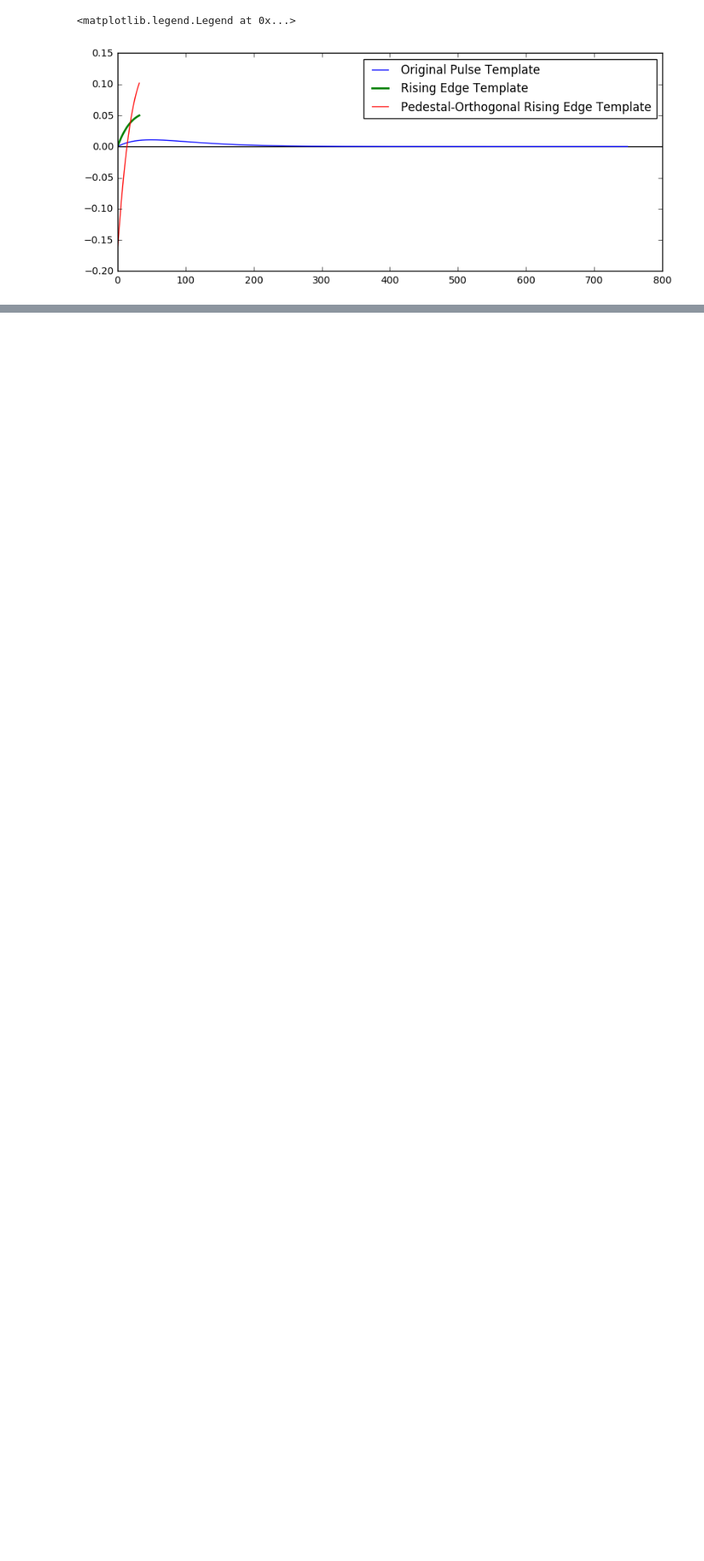
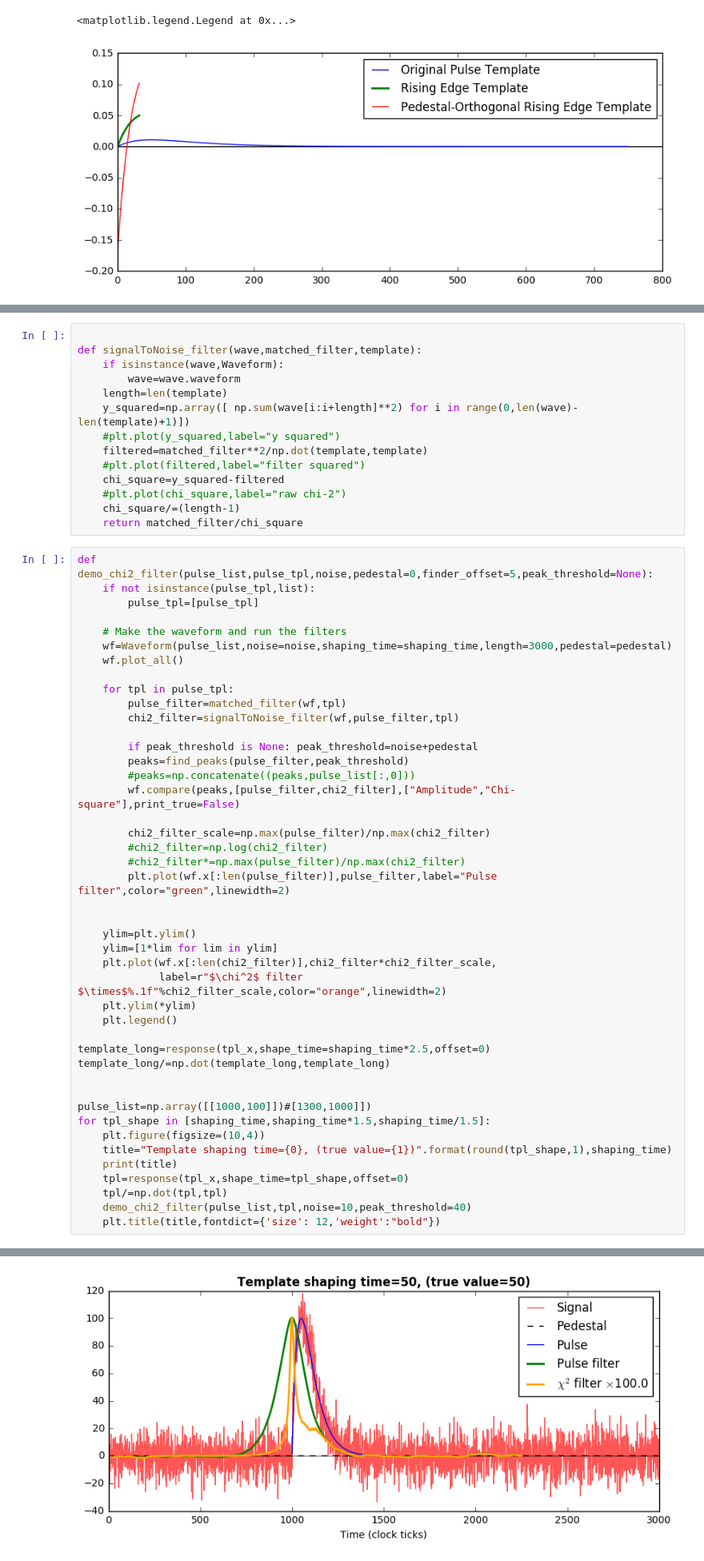
Before and after one commit to benkrikler/matchedPileup, a Jupyter notebook: Fun with Filters.ipynb, the cells around one changed output, grey strips where cells are left out. Shown at 80% size. Saved outputs shown, nothing was run; the diff lists cells and outputs as text; blank space fills up the shorter version.

Commit message:
Extend the pulse classifier section

```diff
--- a/Fun with Filters.ipynb
+++ b/Fun with Filters.ipynb
@@ -849,0 +902,59 @@ so that the minimum $\chi^2$ is given by:
+# %%
+
+def signalToNoise_filter(wave,matched_filter,template):
+    if isinstance(wave,Waveform):
+        wave=wave.waveform
+    length=len(template)
+    y_squared=np.array([ np.sum(wave[i:i+length]**2) for i in range(0,len(wave)-len(template)+1)])
+    #plt.plot(y_squared,label="y squared")
+    filtered=matched_filter**2/np.dot(template,template)
+    #plt.plot(filtered,label="filter squared")
+    chi_square=y_squared-filtered
+    #plt.plot(chi_square,label="raw chi-2")
+    chi_square/=(length-1)
+    return matched_filter/chi_square
+# %%
+def demo_chi2_filter(pulse_list,pulse_tpl,noise,pedestal=0,finder_offset=5,peak_threshold=None):
+    if not isinstance(pulse_tpl,list):
+        pulse_tpl=[pulse_tpl]
+
+    # Make the waveform and run the filters
+    wf=Waveform(pulse_list,noise=noise,shaping_time=shaping_time,length=3000,pedestal=pedestal)
+    wf.plot_all()
+
+    for tpl in pulse_tpl:
+        pulse_filter=matched_filter(wf,tpl)
+        chi2_filter=signalToNoise_filter(wf,pulse_filter,tpl)
+
+        if peak_threshold is None: peak_threshold=noise+pedestal
+        peaks=find_peaks(pulse_filter,peak_threshold)
+        #peaks=np.concatenate((peaks,pulse_list[:,0]))
+        wf.compare(peaks,[pulse_filter,chi2_filter],["Amplitude","Chi-square"],print_true=False)
+
+        chi2_filter_scale=np.max(pulse_filter)/np.max(chi2_filter)
+        #chi2_filter=np.log(chi2_filter)
+        #chi2_filter*=np.max(pulse_filter)/np.max(chi2_filter)
+        plt.plot(wf.x[:len(pulse_filter)],pulse_filter,label="Pulse filter",color="green",linewidth=2)
+
+
+    ylim=plt.ylim()
+    ylim=[1*lim for lim in ylim]
+    plt.plot(wf.x[:len(chi2_filter)],chi2_filter*chi2_filter_scale,
+             label=r"$\chi^2$ filter $\times$%.1f"%chi2_filter_scale,color="orange",linewidth=2)
+    plt.ylim(*ylim)
+    plt.legend()
+
+template_long=response(tpl_x,shape_time=shaping_time*2.5,offset=0)
+template_long/=np.dot(template_long,template_long)
+
+
+pulse_list=np.array([[1000,100]])#[1300,1000]])
+for tpl_shape in [shaping_time,shaping_time*1.5,shaping_time/1.5]:
+    plt.figure(figsize=(10,4))
+    title="Template shaping time={0}, (true value={1})".format(round(tpl_shape,1),shaping_time)
+    print(title)
+    tpl=response(tpl_x,shape_time=tpl_shape,offset=0)
+    tpl/=np.dot(tpl,tpl)
+    demo_chi2_filter(pulse_list,tpl,noise=10,peak_threshold=40)
+    plt.title(title,fontdict={'size': 12,'weight':"bold"})
+# %% [output]
@@ -849,0 +973 @@ so that the minimum $\chi^2$ is given by:
+[figure, added]
```
Also changed, not shown: parts of 14 cells of this notebook.
